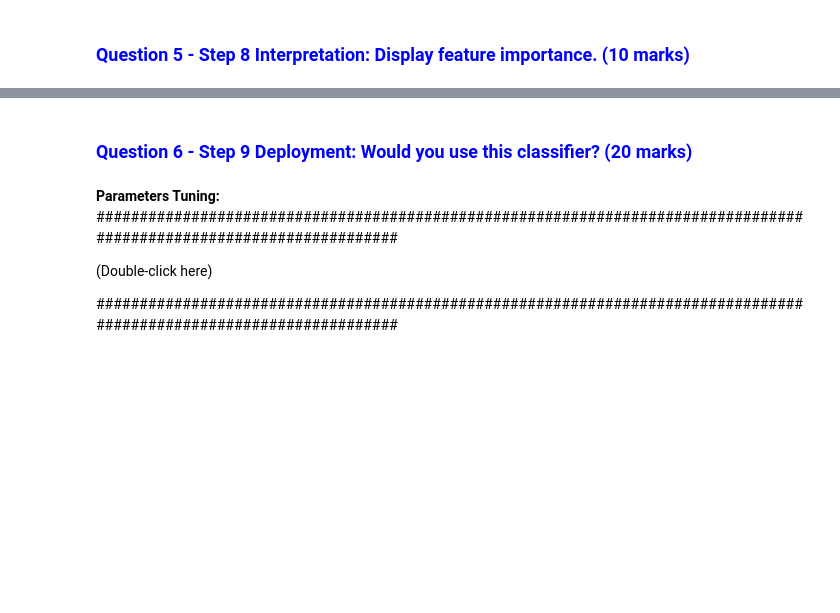
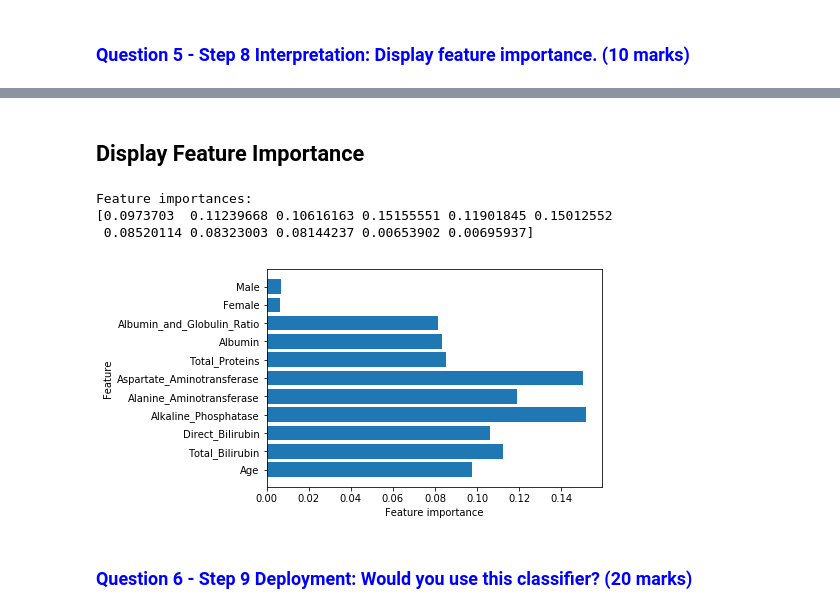
Before and after one commit to akruskal/Random_forest_ML_Python, a Jupyter notebook: Chapter04-Assessment.ipynb, the cells around one changed output, grey strips where cells are left out. Drawn from its saved outputs; the diff is of its cells as text; code cells hidden in the pictures; blank space fills up the shorter version.

```diff
--- a/Chapter04-Assessment.ipynb
+++ b/Chapter04-Assessment.ipynb
@@ -323,0 +410,4 @@ X_train, X_test, y_train, y_test = train_test_split(X, y, stratify=y, random_sta
+# %%
+# fit model with best parameters for f1 score
+best_rft = RandomForestClassifier(random_state=0, max_depth = 8, max_features = 1, n_estimators = 25, class_weight = 'balanced')
+best_rft.fit(X_train, y_train)
@@ -324,10 +422,21 @@ X_train, X_test, y_train, y_test = train_test_split(X, y, stratify=y, random_sta
+# %%
+def plot_feature_importances(model):
+    n_features = X.shape[1]
+    plt.barh(range(n_features), model.feature_importances_, align='center')
+    plt.yticks(np.arange(n_features), X.columns)
+    plt.xlabel("Feature importance")
+    plt.ylabel("Feature")
+# %% [markdown]
+## Display Feature Importance
+# %%
+print("Feature importances:\n{}".format(best_rft.feature_importances_))
+# %% [output]
+Feature importances:
+[0.0973703  0.11239668 0.10616163 0.15155551 0.11901845 0.15012552
+ 0.08520114 0.08323003 0.08144237 0.00653902 0.00695937]
+# %%
+plot_feature_importances(best_rft)
+# %% [output]
+[figure, added]
 # %% [markdown]
 ### <font color='blue'> Question 6 - Step 9 Deployment: Would you use this classifier? (20 marks)</font>
-# %% [markdown]
-<b> Parameters Tuning:</b>
-#####################################################################################################################
-
-(Double-click here)
-
-
-#####################################################################################################################
```
Also changed, not shown: parts of 17 cells of this notebook, 2 other files.
